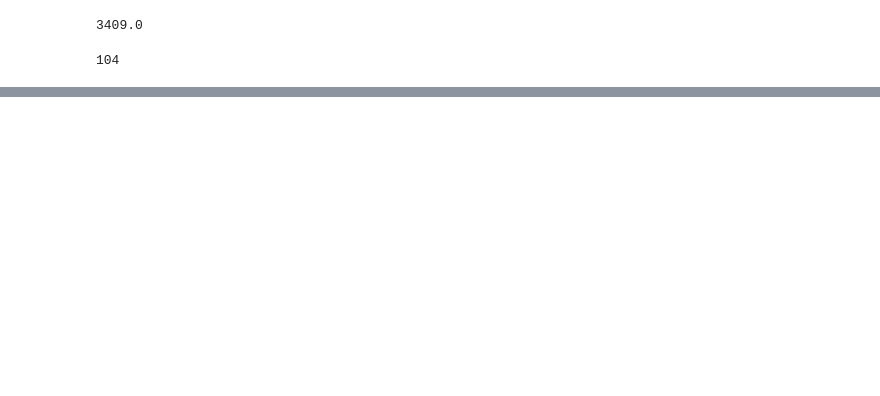
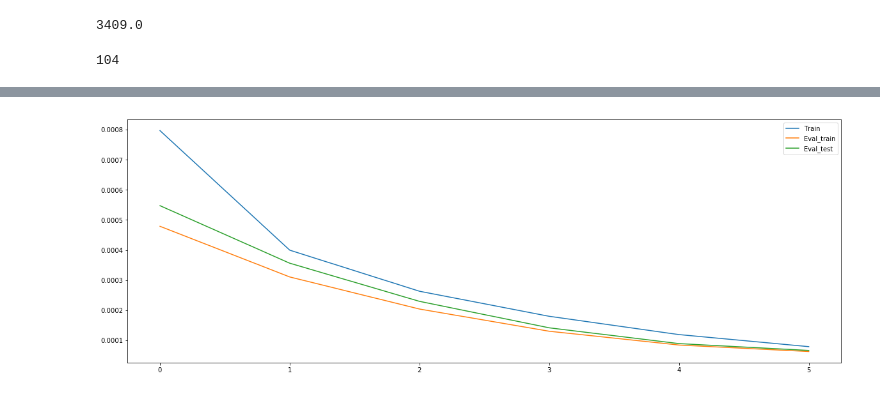
Before and after one commit to KushnirDmytro/identification_of_dynamic_system_parameters_using_nn, a Jupyter notebook: lstm_batches_on_dataloader.ipynb, the cells around one changed output, grey strips where cells are left out. Cells and saved outputs as stored; diff of their text form; code cells hidden in the pictures; blank space fills up the shorter version.

```diff
--- a/lstm_batches_on_dataloader.ipynb
+++ b/lstm_batches_on_dataloader.ipynb
@@ -361,2 +393,9 @@ Epoch [0]
+# %%
+s, e = 3, -1
+plot_shared_scale([(hist['train_loss'][s:e],"Train" ),
+             (hist['eval_train'][s:e], "Eval_train"),
+             (hist['eval_test'][s:e], "Eval_test")])
+# %% [output]
+[figure, added]
 # %%
 model.buffers
```
Also changed, not shown: parts of 23 cells of this notebook, 1 other file.
